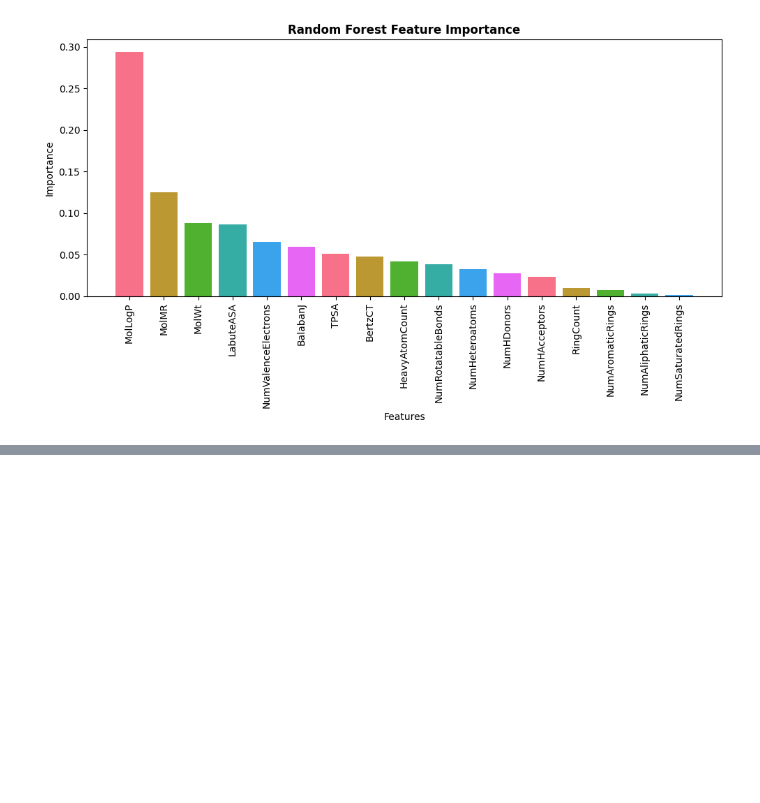
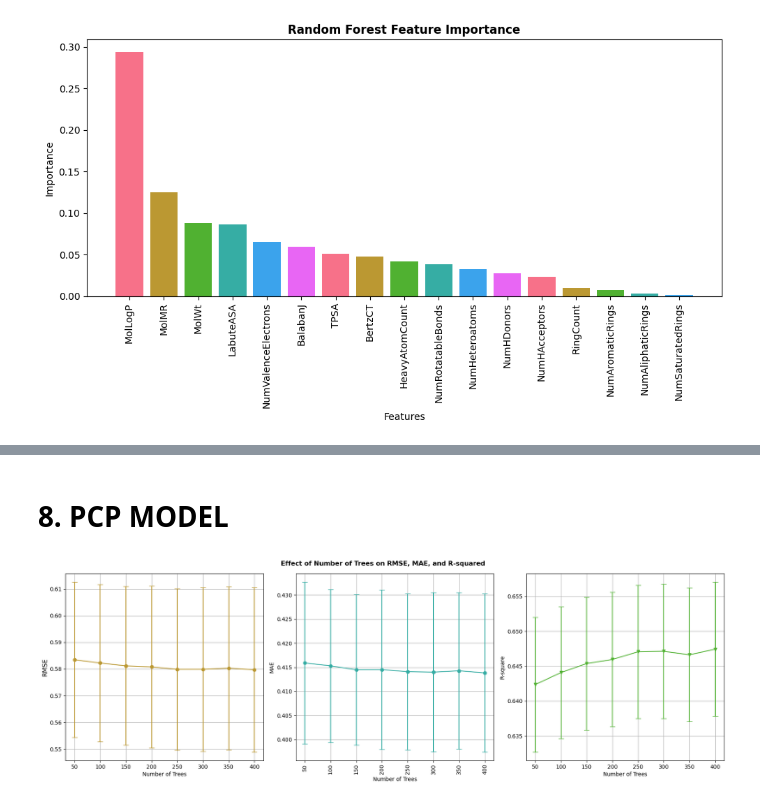
Before and after one commit to DinhLongHuynh/Solubility_Prediction_Model, a Jupyter notebook: Solubility_Prediction_Project.ipynb, the cells around one changed output, grey strips where cells are left out. Saved outputs shown, nothing was run; the diff lists cells and outputs as text; code cells hidden in the pictures; blank space fills up the shorter version.

```diff
--- a/Solubility_Prediction_Project.ipynb
+++ b/Solubility_Prediction_Project.ipynb
@@ -1124,0 +887,13 @@ plt.show()
+# %%
+df_raw = df_1
+
+# Filter out compounds without carbon atom in structure
+df_filter = df_raw[df_raw['SMILES'].str.lower().str.contains('c')]
+
+# Drop unneccessay columns
+df_drop = df_filter.drop(['ID','Name','InChI','InChIKey','SMILES','SD','Ocurrences','Group'],axis=1)
+
+# Standardize data using the previous scaler
+df_standard = scaler.transform(df_drop)
+df_standard = pd.DataFrame(df_standard, columns = df_drop.columns)
+df_standard
@@ -1124,0 +914,8 @@ plt.show()
+# %% [markdown]
+# **8. PCP MODEL**
+# %%
+# Spliting data into training set and testing set
+X = df_standard.drop('Solubility', axis = 1)
+Y = df_standard['Solubility']
+
+X_train, x_test, Y_train, y_test = train_test_split(X, Y, test_size = 0.2, random_state = 43)
@@ -1124,0 +959,42 @@ plt.show()
+# %%
+# Visualize the cross_validation results
+fig, ax = plt.subplots(1,3,figsize=(18, 6))
+
+# Plot errror bar for RMSE
+ax[0].errorbar(no_trees, mean_RMSE, yerr= range_95CI_RMSE,
+             fmt='o-', label='RMSE', color = palette[1], capsize = 5)
+# Customize labels and title
+ax[0].set_xlabel('Number of Trees')
+ax[0].set_ylabel('RMSE', fontsize=12)
+ax[0].grid(True)
+ax[0].set_xticks(no_trees)
+
+
+# # Plot errror bar for R2
+ax[2].errorbar(no_trees, mean_R2, yerr= range_95CI_R2,
+             fmt='v-', label='R2',color = palette[2], capsize = 5)
+
+# Customize labels and title
+ax[2].set_xlabel('Number of Trees')
+ax[2].set_ylabel('R-square')
+ax[2].grid(True)
+ax[2].set_xticks(no_trees)
+
+
+## Plot errror bar for MAE
+ax[1].errorbar(no_trees, mean_MAE, yerr= range_95CI_MAE,
+             fmt='o-', label='MAE',color = palette[3], capsize = 5)
+
+# Customize labels and title
+ax[1].set_xlabel('Number of Trees')
+ax[1].set_ylabel('MAE')
+ax[1].grid(True)
+ax[1].set_xticks(no_trees)
+ax[1].set_xticklabels(no_trees, rotation=90)
+
+
+fig.suptitle('Effect of Number of Trees on RMSE, MAE, and R-squared', weight = "bold")
+plt.tight_layout()
+plt.show()
+# %% [output]
+[figure, added]
```
Also changed, not shown: parts of 52 cells of this notebook.
